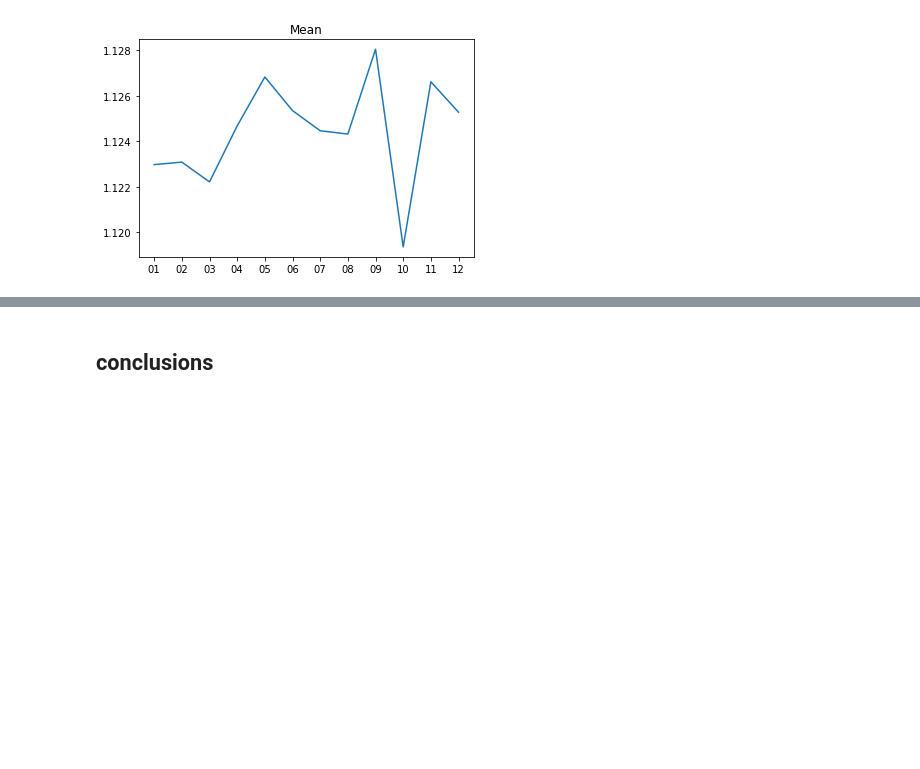
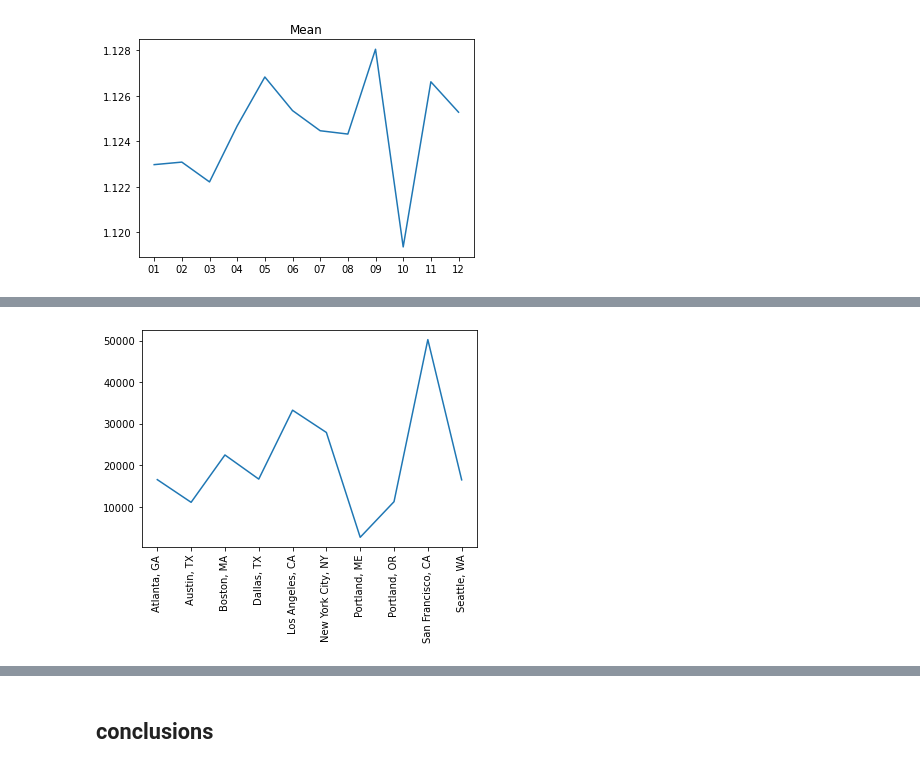
Before and after one commit to JordinaGR/Data-Analytics, a Jupyter notebook: sales_data.ipynb, the cells around one changed output, grey strips where cells are left out. Cells and saved outputs as stored; diff of their text form; code cells hidden in the pictures; blank space fills up the shorter version.

```diff
--- a/sales_data.ipynb
+++ b/sales_data.ipynb
@@ -167,0 +185,4 @@ plt.show()
+# %%
+city_sales = df.groupby(['City']).sum()
+#.sort_values('Quantity Ordered', ascending=False)
+city_sales.head()
@@ -167,0 +197,7 @@ plt.show()
+# %%
+x = city_sales['Quantity Ordered']
+plt.xticks(rotation=90)
+plt.plot(x)
+plt.show()
+# %% [output]
+[figure, added]
```
Also changed, not shown: parts of 17 cells of this notebook.
